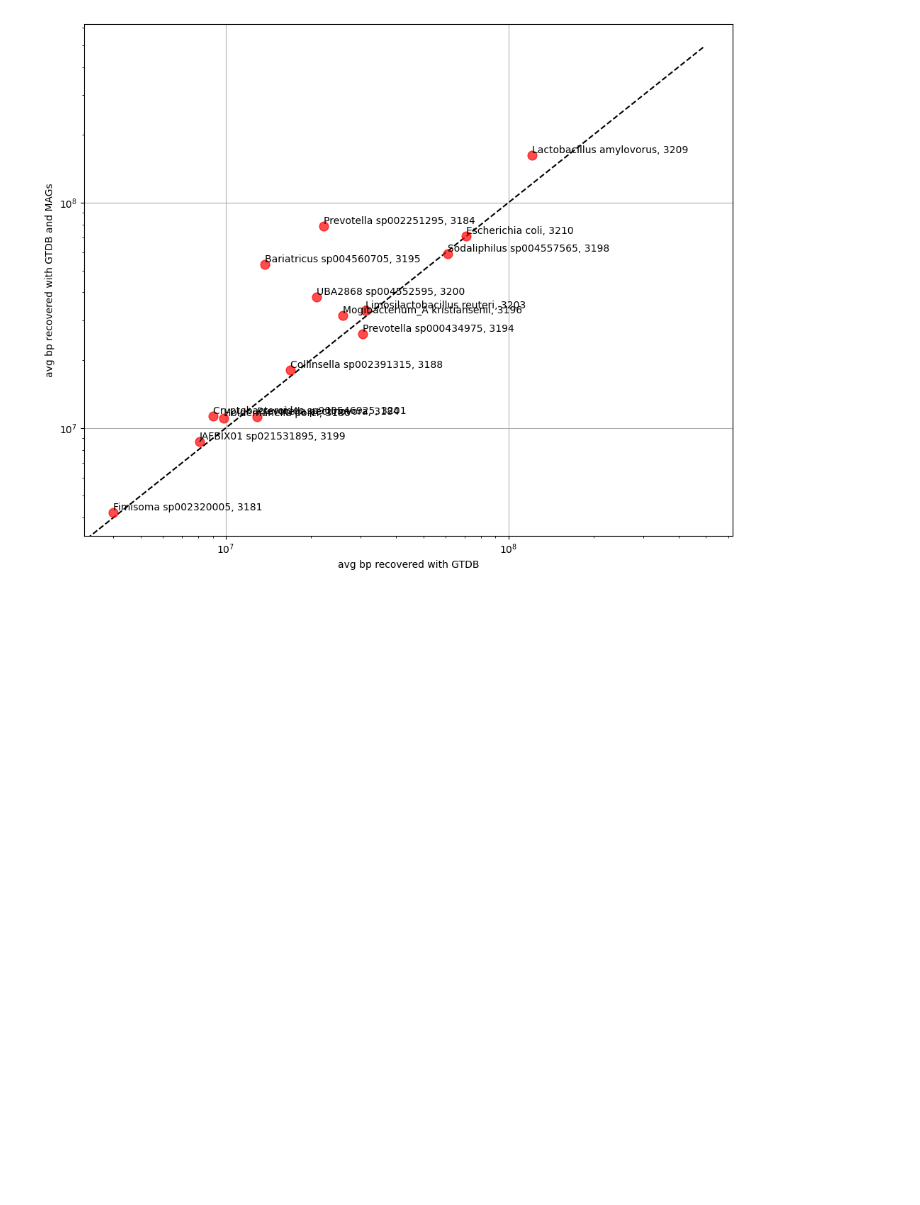
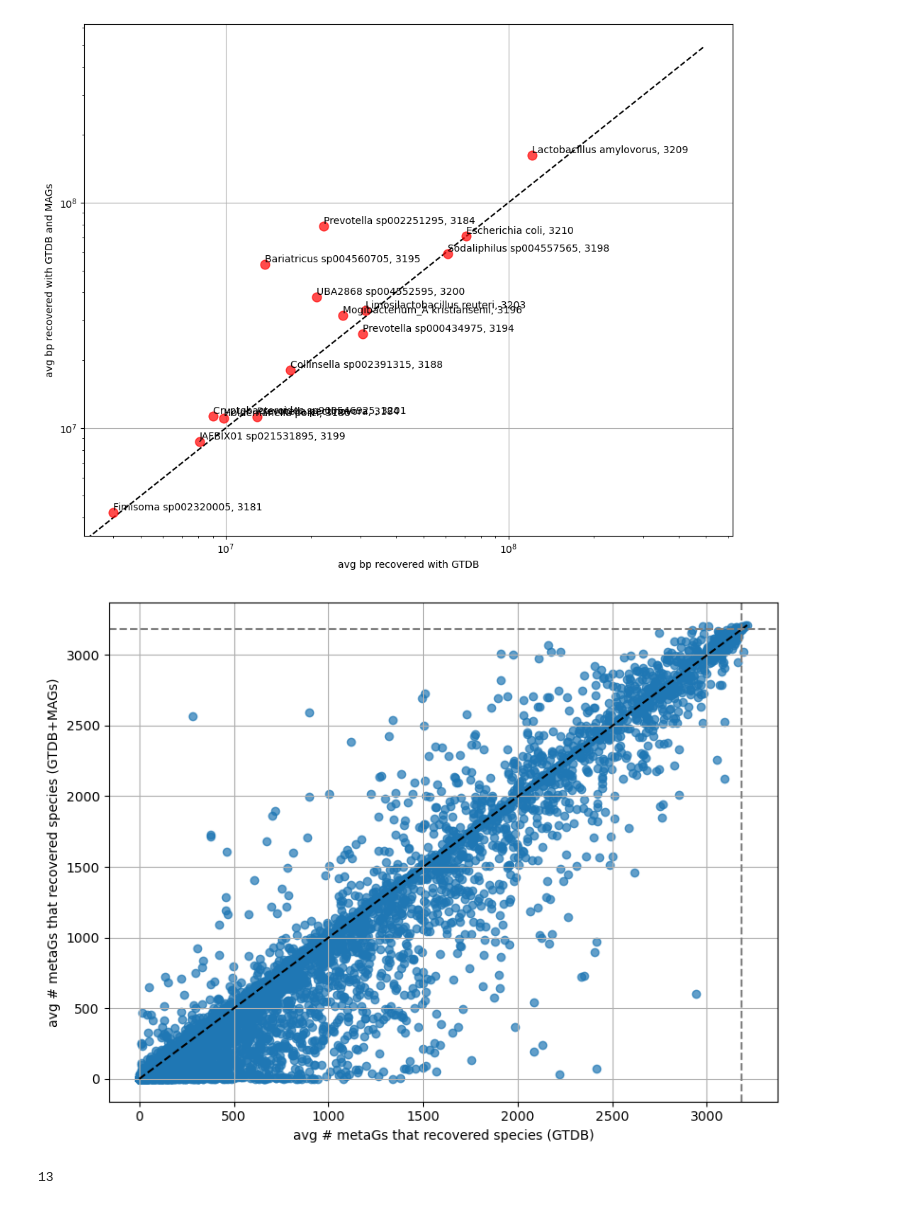
Before and after one commit to AnneliektH/2025-pig-binning-plots, a Jupyter notebook: notebooks/done.250830_compare_speciespres_dbs.ipynb, the cells around one changed output. Drawn from its saved outputs; the diff is of its cells as text; code cells hidden in the pictures; blank space fills up the shorter version.

Commit message:
add number of metg plots

```diff
--- a/notebooks/done.250830_compare_speciespres_dbs.ipynb
+++ b/notebooks/done.250830_compare_speciespres_dbs.ipynb
@@ -38,8 +31,8 @@ df = df[df["lineage"] != "unclassified"]
 df["species"] = df["lineage"].str.split(";s__").str[-1]
 df["genus"] = df["lineage"].str.split(";g__").str[1].str.split(";").str[0]
 # %%
-n_metaG =  300
-df = df[(df["n_found_gtdbmag"] >= n_metaG)]
+# n_metaG =  300
+# df = df[(df["n_found_gtdbmag"] >= n_metaG)]
 # %%
 len(df)
 # %% [output]
@@ -155,3 +148,36 @@ plt.tight_layout()
 plt.savefig('../../2025-pig-corespp/plots/251023_core_spp.pdf')
 # %% [output]
 [figure]
+# %%
+# Would it have been core without binning?
+plt.figure(figsize=(8,6))
+plt.scatter(df["n_found_gtdb"], df["n_found_gtdbmag"], alpha=0.7)
+
+
+
+plt.plot([0, df["n_found_gtdb"].max()], [0, df["n_found_gtdbmag"].max()], linestyle="--", color="black")
+
+
+
+# horizontal
+plt.axhline(y=3183, linestyle="--", color="gray")
+
+# vertical
+plt.axvline(x=3183, linestyle="--", color="gray")
+
+plt.xlabel("avg # metaGs that recovered species (GTDB)")
+plt.ylabel("avg # metaGs that recovered species (GTDB+MAGs)")
+#plt.title("Scatterplot of avg_gtdb vs avg_gtdbmag per species")
+plt.grid(True)
+plt.tight_layout()
+# plt.show()
+#plt.savefig('../plots/250908_hashes_gtdb.v.MAGs.genus.png')
+# %% [output]
+[figure, added]
+# %%
+# Highlight the core spp
+n_metaG =  3183
+core_spp = df[(df["n_found_gtdbmag"] >= n_metaG)]
+len(core_spp)
+# %% [output]
+13
```
Also changed, not shown: parts of 4 cells of this notebook.
